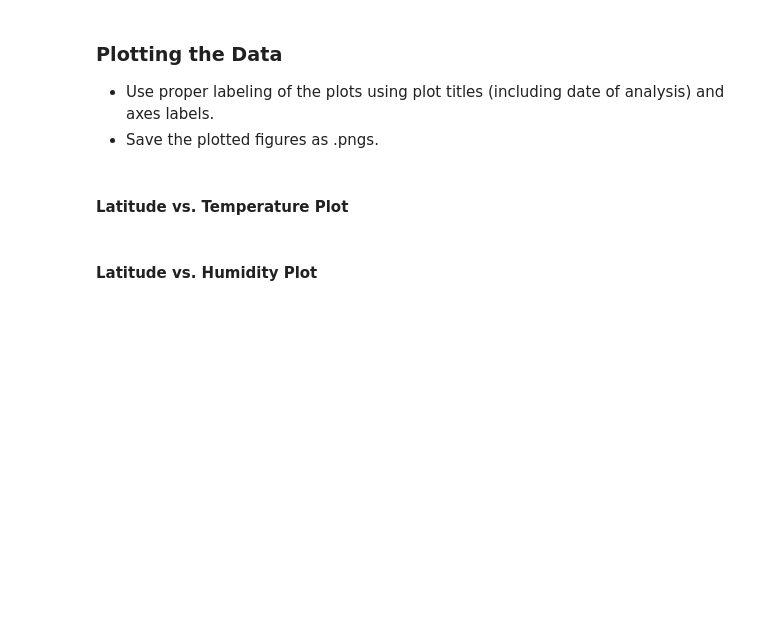
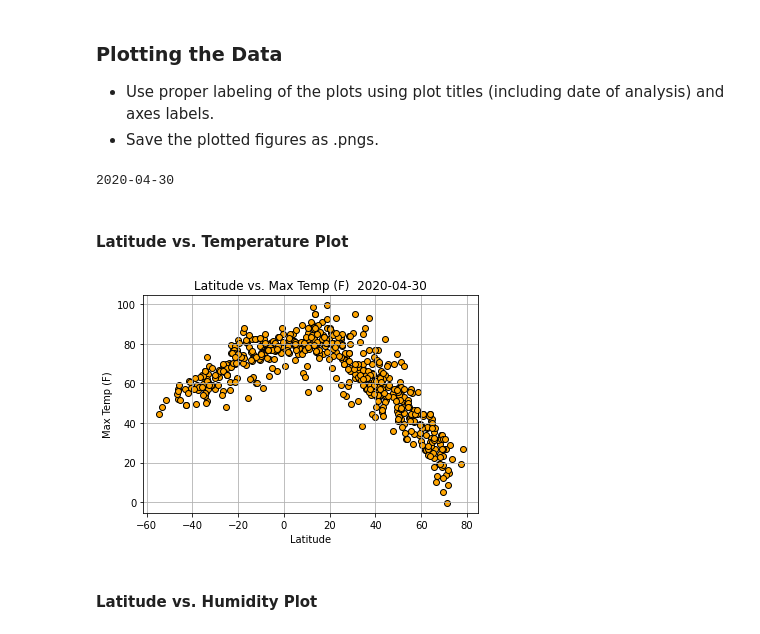
Before and after one commit to dclarke044/Python_API_Challenge, a Jupyter notebook: WeatherPy/starter_code/WeatherPy.ipynb, the cells around one changed output. Saved outputs shown, nothing was run; the diff lists cells and outputs as text; code cells hidden in the pictures; blank space fills up the shorter version.

```diff
--- a/WeatherPy/starter_code/WeatherPy.ipynb
+++ b/WeatherPy/starter_code/WeatherPy.ipynb
@@ -115,3 +179,19 @@ IndentationError: expected an indented block (<ipython-input-4-b3787eab36b2>, li
 ### Convert Raw Data to DataFrame
 * Export the city data into a .csv.
 * Display the DataFrame
+# %%
+# Create Dictionary of data with column names
+city_weather = {"City": cities, "Country": country,
+               "Cloudiness %": cloudiness, "Humidity": humidity,
+               "Date": date, "Max Temp (F)": max_temp,
+               "Wind Speed (mph)": wind_speed, "Latitude": lat,
+               "Longitude": lng}
+
+weather_data = pd.DataFrame.from_dict(city_weather, orient='index')
+
+# Switch row and columns titles
+weather_data = weather_data.transpose()
+
+# Dropping records with no data
+weather_data.dropna(inplace=True)
+weather_data
@@ -119,7 +227,29 @@ IndentationError: expected an indented block (<ipython-input-4-b3787eab36b2>, li
 ### Plotting the Data
 * Use proper labeling of the plots using plot titles (including date of analysis) and axes labels.
 * Save the plotted figures as .pngs.
+# %%
+from datetime import datetime
+date_stamp = datetime.date(datetime.now())
+print(date_stamp)
+# %% [output]
+2020-04-30
 # %% [markdown]
 #### Latitude vs. Temperature Plot
+# %%
+# Assigning values of each axis
+x_values = weather_data['Latitude']
+y_values = weather_data['Max Temp (F)']
+
+# Creating scatter plot
+plt.scatter(x_values, y_values, c="orange", edgecolors="black")
+
+plt.xlabel('Latitude')
+plt.ylabel('Max Temp (F)')
+plt.title(f"Latitude vs. Max Temp (F)  {date_stamp}")
+plt.grid()
+plt.savefig("./output/Images/Latitude_vs_Temp.png")
+plt.show()
+# %% [output]
+[figure, added]
 # %% [markdown]
 #### Latitude vs. Humidity Plot
```
Also changed, not shown: parts of 19 cells of this notebook, 15 other files.
